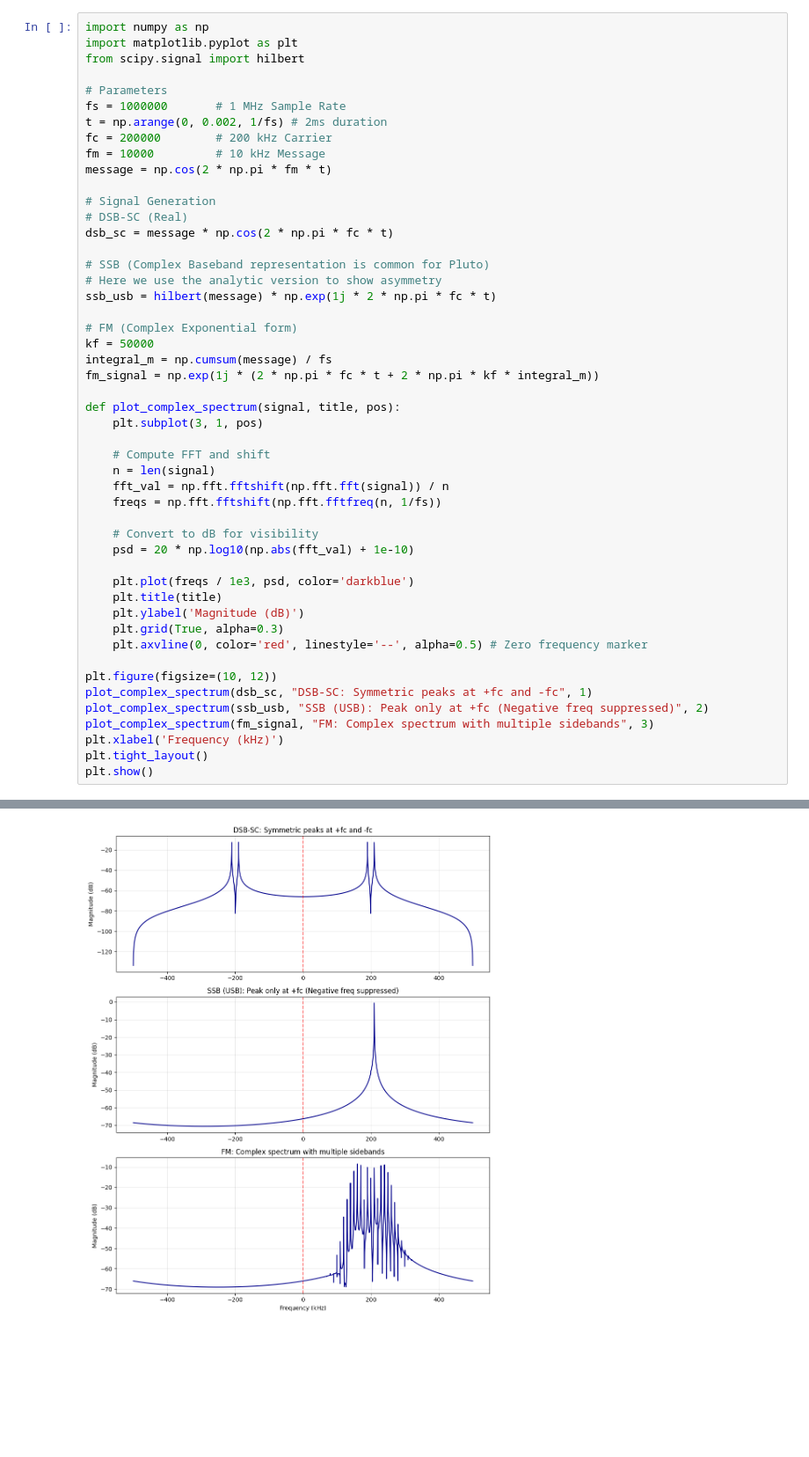
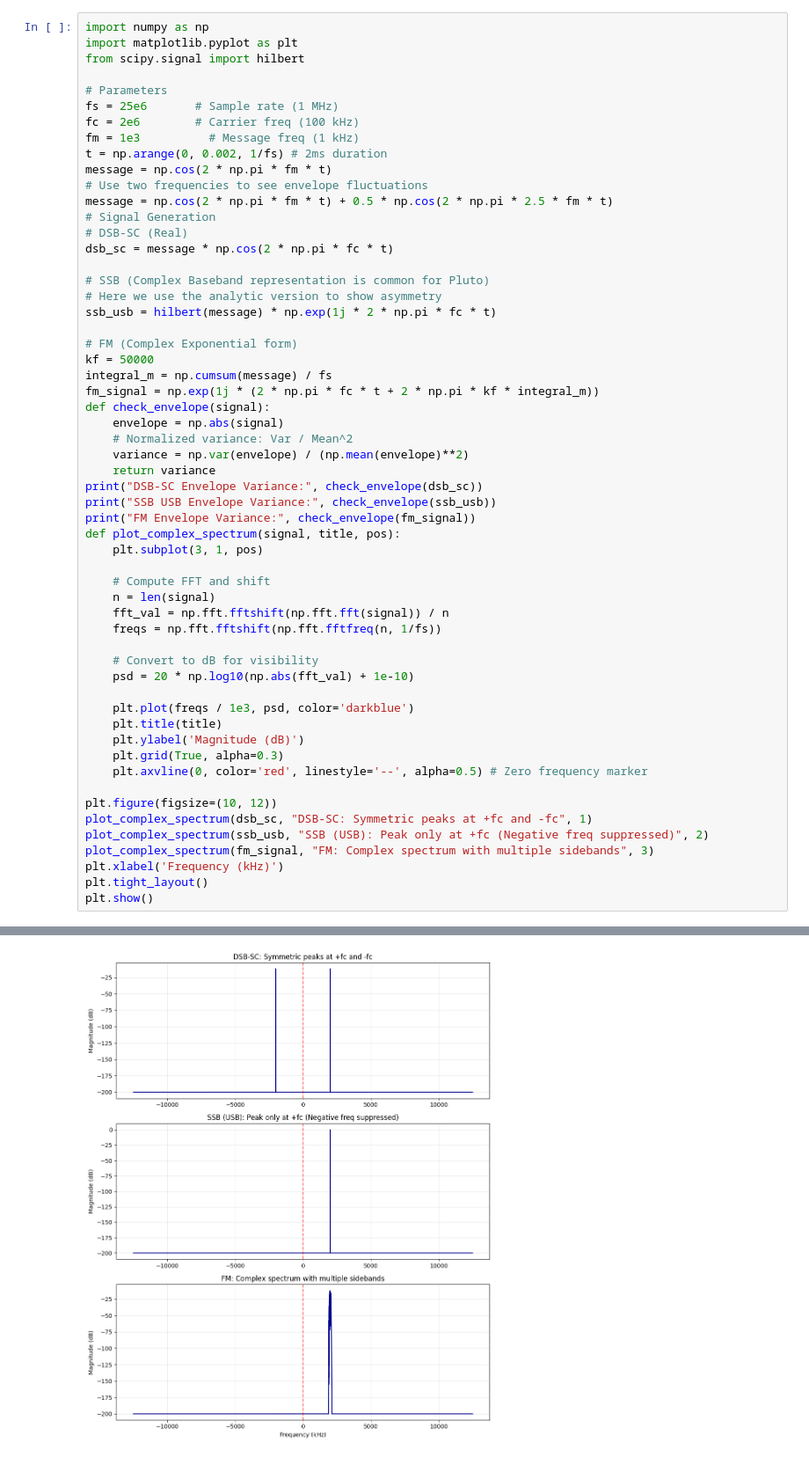
Before and after one commit to MehmetAlp05/ee435-term-project, a Jupyter notebook: lab/detector.ipynb, the cells around one changed output, grey strips where cells are left out. Shown at 88% size. Drawn from its saved outputs; the diff is of its cells as text; blank space fills up the shorter version.

```diff
--- a/lab/detector.ipynb
+++ b/lab/detector.ipynb
@@ -63,12 +63,13 @@ import matplotlib.pyplot as plt
 from scipy.signal import hilbert
 
 # Parameters
-fs = 1000000       # 1 MHz Sample Rate
+fs = 25e6       # Sample rate (1 MHz)
+fc = 2e6        # Carrier freq (100 kHz)
+fm = 1e3          # Message freq (1 kHz)
 t = np.arange(0, 0.002, 1/fs) # 2ms duration
-fc = 200000        # 200 kHz Carrier
-fm = 10000         # 10 kHz Message
 message = np.cos(2 * np.pi * fm * t)
-
+# Use two frequencies to see envelope fluctuations
+message = np.cos(2 * np.pi * fm * t) + 0.5 * np.cos(2 * np.pi * 2.5 * fm * t)
 # Signal Generation
 # DSB-SC (Real)
 dsb_sc = message * np.cos(2 * np.pi * fc * t)
@@ -81,7 +82,14 @@ ssb_usb = hilbert(message) * np.exp(1j * 2 * np.pi * fc * t)
 kf = 50000
 integral_m = np.cumsum(message) / fs
 fm_signal = np.exp(1j * (2 * np.pi * fc * t + 2 * np.pi * kf * integral_m))
-
+def check_envelope(signal):
+    envelope = np.abs(signal)
+    # Normalized variance: Var / Mean^2
+    variance = np.var(envelope) / (np.mean(envelope)**2)
+    return variance
+print("DSB-SC Envelope Variance:", check_envelope(dsb_sc))
+print("SSB USB Envelope Variance:", check_envelope(ssb_usb))
+print("FM Envelope Variance:", check_envelope(fm_signal))
 def plot_complex_spectrum(signal, title, pos):
     plt.subplot(3, 1, pos)
 
@@ -110,4 +121,4 @@ plt.show()
-[figure, old version]
+[figure, new version]
 # %%
 def add_awgn_noise(signal, target_snr_db):
     # 1. Calculate signal power
```
Also changed, not shown: parts of 11 cells of this notebook, 5 other files.
